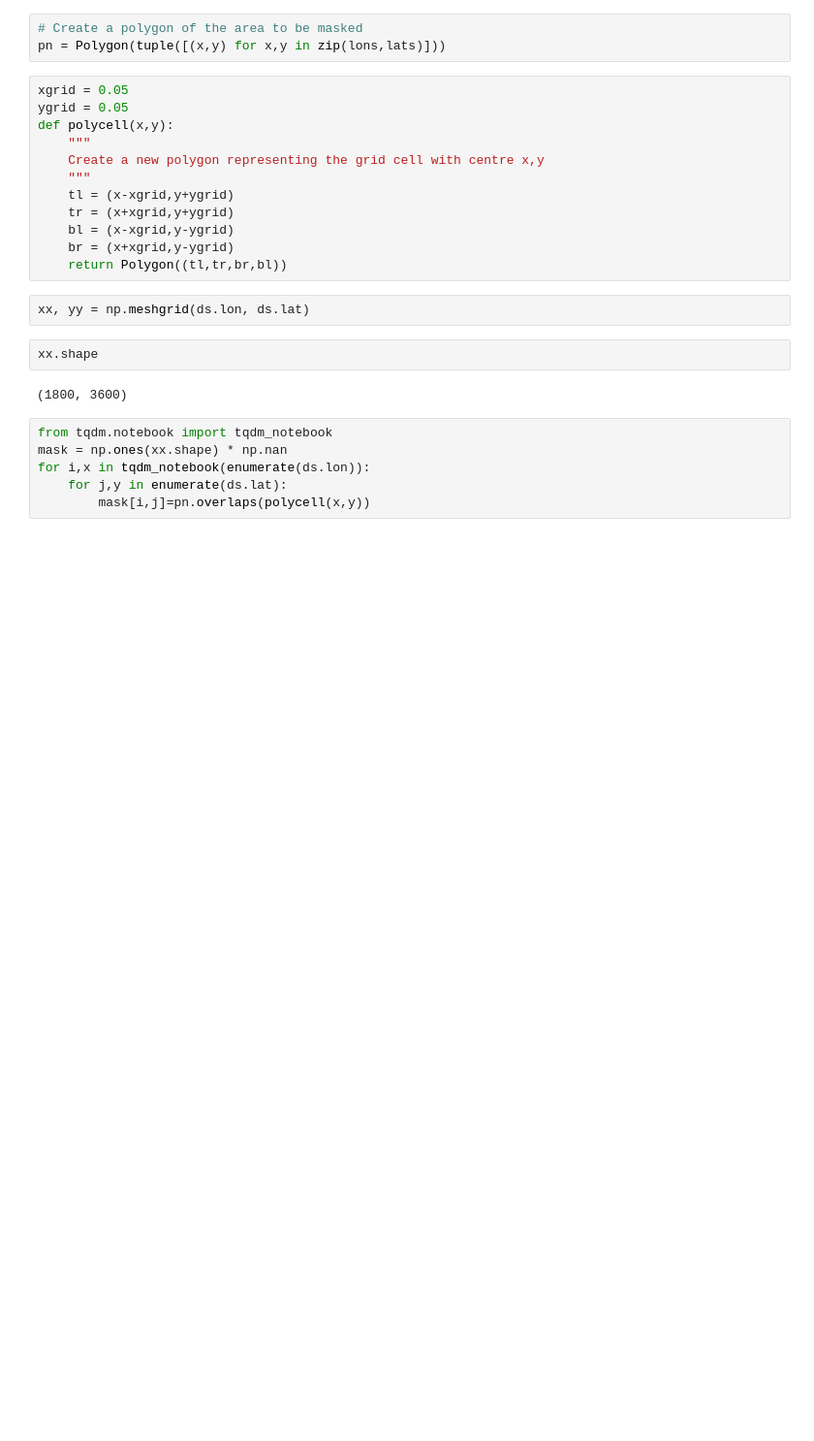
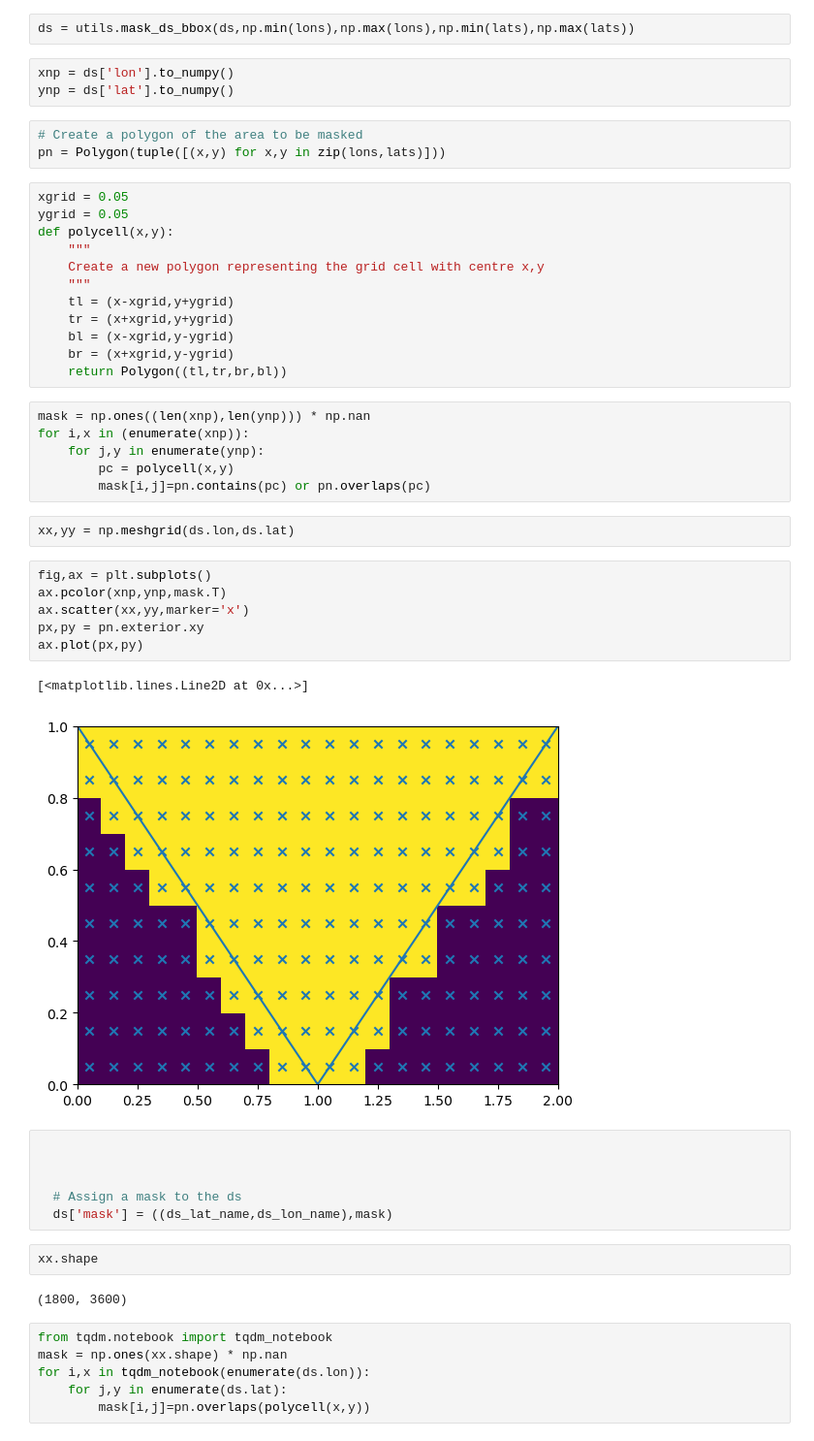
Before and after one commit to pixalytics-ltd/Climate-drought, a Jupyter notebook: test_cdi.ipynb, the cells around one changed output. Shown at 97% size. Drawn from its saved outputs; the diff is of its cells as text; blank space fills up the shorter version.

```diff
--- a/test_cdi.ipynb
+++ b/test_cdi.ipynb
@@ -33,6 +33,11 @@ fpaths
 ds = xr.open_dataset(fpaths[0]).drop_vars(['4326'])
 lons = [1,0,2]
 lats = [0,1,1]
+# %%
+ds = utils.mask_ds_bbox(ds,np.min(lons),np.max(lons),np.min(lats),np.max(lats))
+# %%
+xnp = ds['lon'].to_numpy()
+ynp = ds['lat'].to_numpy()
 # %%
 # Create a polygon of the area to be masked
 pn = Polygon(tuple([(x,y) for x,y in zip(lons,lats)]))
@@ -48,8 +53,29 @@ def polycell(x,y):
     bl = (x-xgrid,y-ygrid)
     br = (x+xgrid,y-ygrid)
     return Polygon((tl,tr,br,bl))
+# %%
+mask = np.ones((len(xnp),len(ynp))) * np.nan
+for i,x in (enumerate(xnp)):
+    for j,y in enumerate(ynp):
+        pc = polycell(x,y)
+        mask[i,j]=pn.contains(pc) or pn.overlaps(pc)
 # %%
-xx, yy = np.meshgrid(ds.lon, ds.lat)
+xx,yy = np.meshgrid(ds.lon,ds.lat)
+# %%
+fig,ax = plt.subplots()
+ax.pcolor(xnp,ynp,mask.T)
+ax.scatter(xx,yy,marker='x')
+px,py = pn.exterior.xy
+ax.plot(px,py)
+# %% [output]
+[<matplotlib.lines.Line2D at 0x...>]
+[figure, added]
+# %%
+
+
+
+  # Assign a mask to the ds
+  ds['mask'] = ((ds_lat_name,ds_lon_name),mask)
 # %%
 xx.shape
 # %% [output]
```
Also changed, not shown: parts of 2 cells of this notebook.
